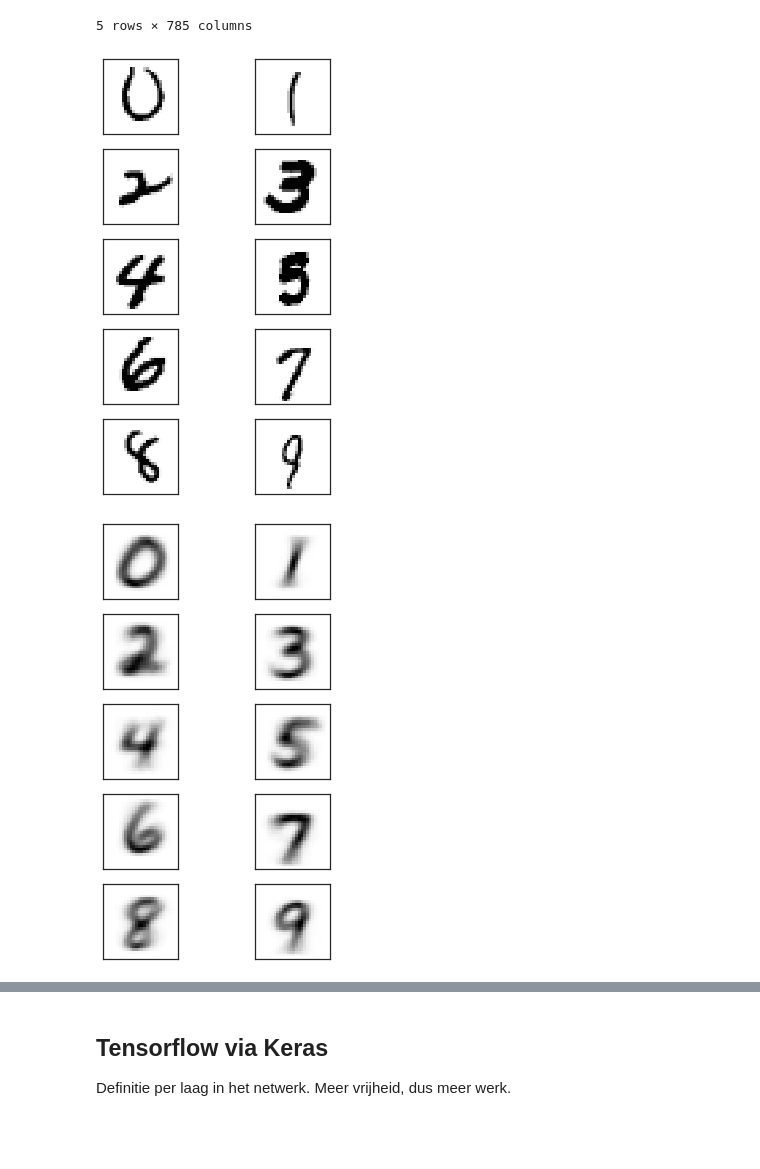
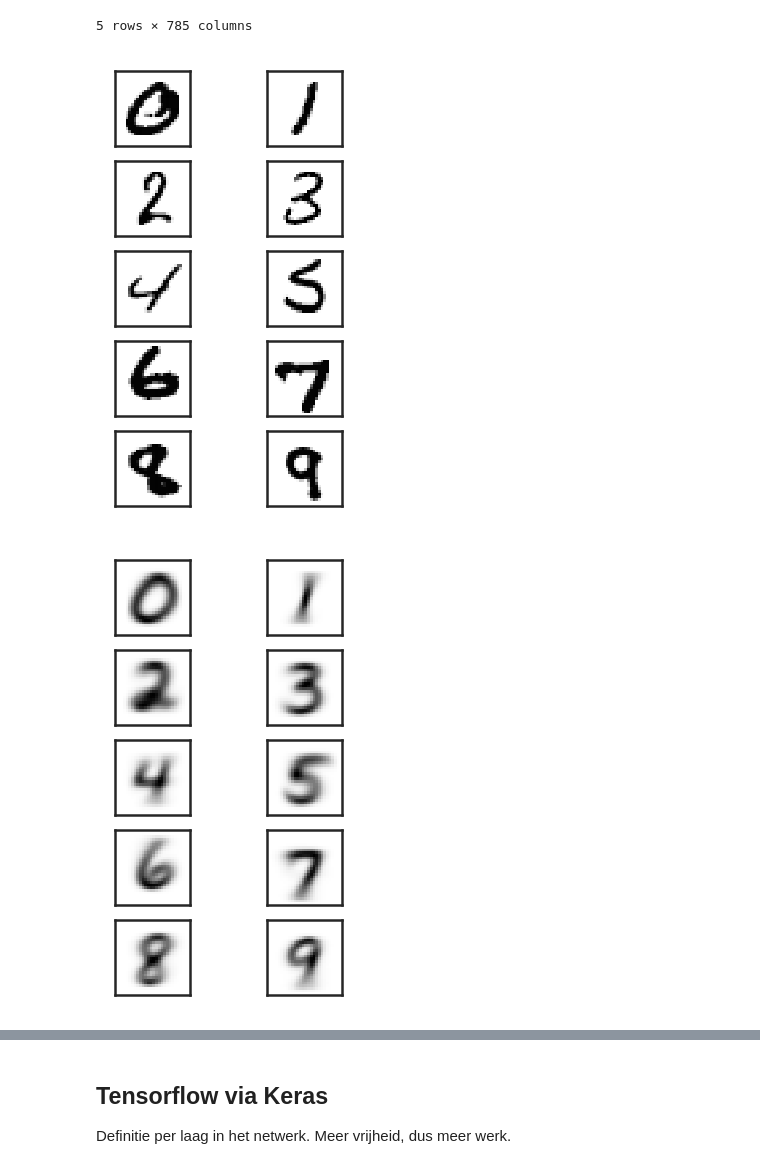
Before and after one commit to harcel/PyDataScienceIntroNL, a Jupyter notebook: Instructie_4.ipynb, the cells around one changed output, grey strips where cells are left out. Saved outputs shown, nothing was run; the diff lists cells and outputs as text; code cells hidden in the pictures; blank space fills up the shorter version.

```diff
--- a/Instructie_4.ipynb
+++ b/Instructie_4.ipynb
@@ -159,28 +198,28 @@ digits.head()
 # %%
-# You might notice that there are 784 pixels, which happens to be 28**2, which is the shape of the images# You m
+# Zoals je wellicht opvalt zijn er 784 pixels, eat toevallig 28**2, de "shape" van de plaatjes
 imsize = 28
 
-# Let's plot a random example of each one - Running this a few times will give you different images each time!
+# Bekijk van elk getal een random voorbeeld. Als je deze cell meerdere keren uitvoert krijg je steeds een nieuwe serie.
 plt.figure(figsize=[5, 8])
 for target in range(10):
-    deze = np.random.choice(digits[digits.label == target].index)
-    number = np.reshape(np.array(digits[digits.index == deze])[0][1:], [imsize, imsize])
+    deze = np.random.choice(np.where(y == target)[0])
+    number = np.reshape(np.array(X[deze]), [imsize, imsize])
     pp = plt.subplot(5, 2, target+1)
     pp.imshow(number, cmap='Greys')
     pp.set_xticklabels([])
     pp.set_yticklabels([])
 # %% [output]
-[figure, old version]
+[figure, new version]
 # %%
-pertarget = digits.groupby('label')
-avpixels = pertarget.mean()
+# We kunnen ook het "gemiddelde plaatje" van elk cijfer laten zien.
+# Dit komt min of meer overeen met hetgeen we het model gaan trainen!
 
 plt.figure(figsize=[5, 8])
 for target in range(10):
-    number = np.reshape(np.array(avpixels[avpixels.index == target])[0], [imsize, imsize])
+    number = np.reshape( X[np.where(y==target)].mean(axis=0) , [imsize, imsize])
     pp = plt.subplot(5, 2, target+1)
     pp.imshow(number, interpolation='nearest', cmap='Greys')
     pp.set_xticklabels([])
     pp.set_yticklabels([])
 # %% [output]
-[figure, old version]
+[figure, new version]
```
Also changed, not shown: parts of 32 cells of this notebook, 1 other file.
